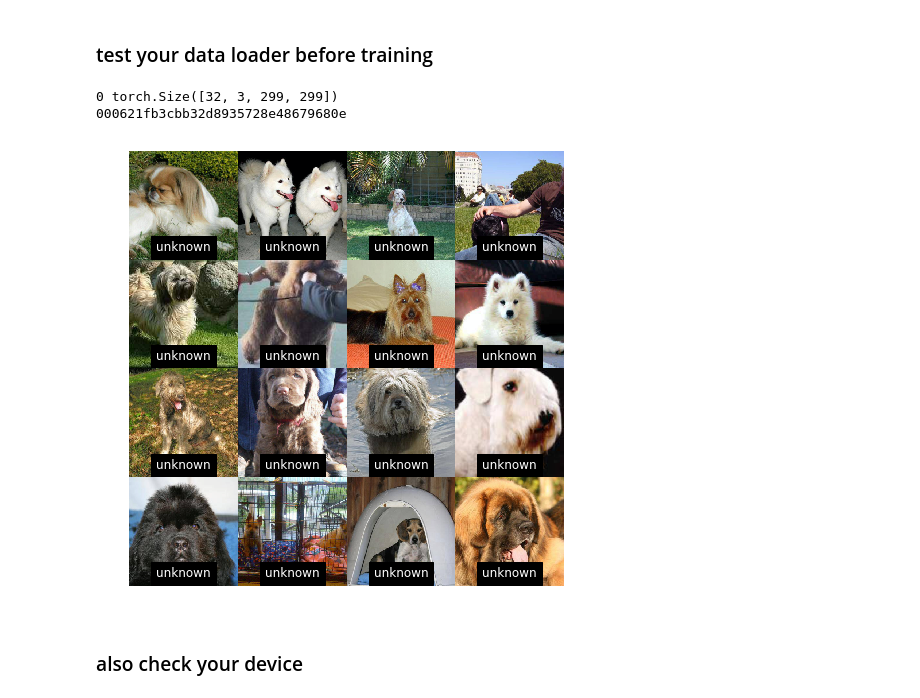
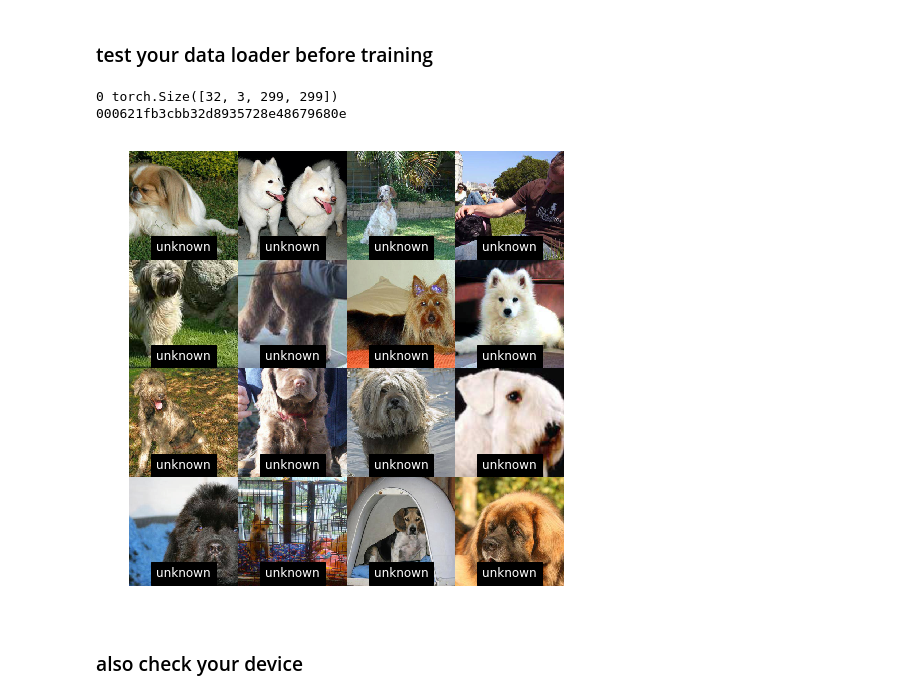
Before and after one commit to SauceCat/dog_breed_pytorch, a Jupyter notebook: inference.ipynb, the cells around one changed output. Saved outputs shown, nothing was run; the diff lists cells and outputs as text; code cells hidden in the pictures.

```diff
--- a/inference.ipynb
+++ b/inference.ipynb
@@ -51,12 +55,21 @@ input size: 299 scale size: 320 crop size: 299
 # %%
 # transforms settings
 test_transform = get_test_time_transform(scale_size=crop_size, crop_size=crop_size)
+
+# use this for test time augmentation
+train_transfrom = get_train_time_transform_simple(scale_size=scale_size, crop_size=crop_size)
 # %%
 # datasets with transforms
 val_dataset = DogBreedDataset(
     csv_file=val_dataset_csv, root_dir=train_root_dir, transform=test_transform)
 test_dataset = DogBreedDataset(
     csv_file=test_dataset_csv, root_dir=test_root_dir, transform=test_transform, train=False)
+
+# datasets with complex transforms
+val_dataset_aug = DogBreedDataset(
+    csv_file=val_dataset_csv, root_dir=train_root_dir, transform=train_transfrom)
+test_dataset_aug = DogBreedDataset(
+    csv_file=test_dataset_csv, root_dir=test_root_dir, transform=train_transfrom, train=False)
 # %%
 # data loaders
 val_data_loader = DataLoader(
@@ -64,23 +77,23 @@ val_data_loader = DataLoader(
 test_data_loader = DataLoader(
     test_dataset, batch_size=batch_size, shuffle=False, num_workers=4)
 
-# data loaders in dict
-data_loaders = {
-    'test': test_data_loader,
-    'val': val_data_loader
-}
+# data loaders with augmentation
+val_data_loader_aug = DataLoader(
+    val_dataset_aug, batch_size=batch_size, shuffle=False, num_workers=4)
+test_data_loader_aug = DataLoader(
+    test_dataset_aug, batch_size=batch_size, shuffle=False, num_workers=4)
 # %% [markdown]
 ### test your data loader before training
 # %%
-for batch_idx, batch_data in enumerate(test_data_loader):
+for batch_idx, batch_data in enumerate(test_data_loader_aug):
     print(batch_idx, batch_data['image'].size())
     print(batch_data['id'][0])
     show_data_batch(batch_data, figsize=(8, 8), train=False)
     break
 # %% [output]
 0 torch.Size([32, 3, 299, 299])
 000621fb3cbb32d8935728e48679680e
-[figure, old version]
+[figure, new version]
 # %% [markdown]
 ### also check your device
 # %%
```
Also changed, not shown: parts of 23 cells of this notebook, 9 other files.
